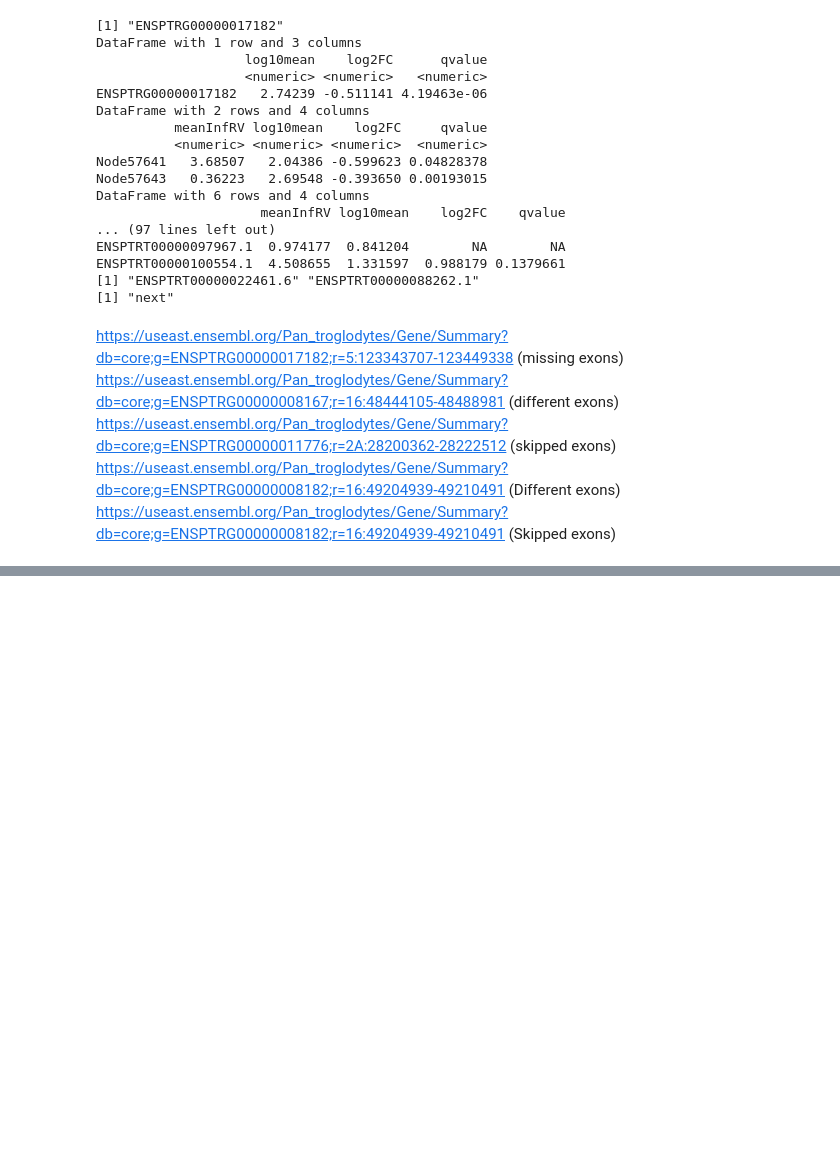
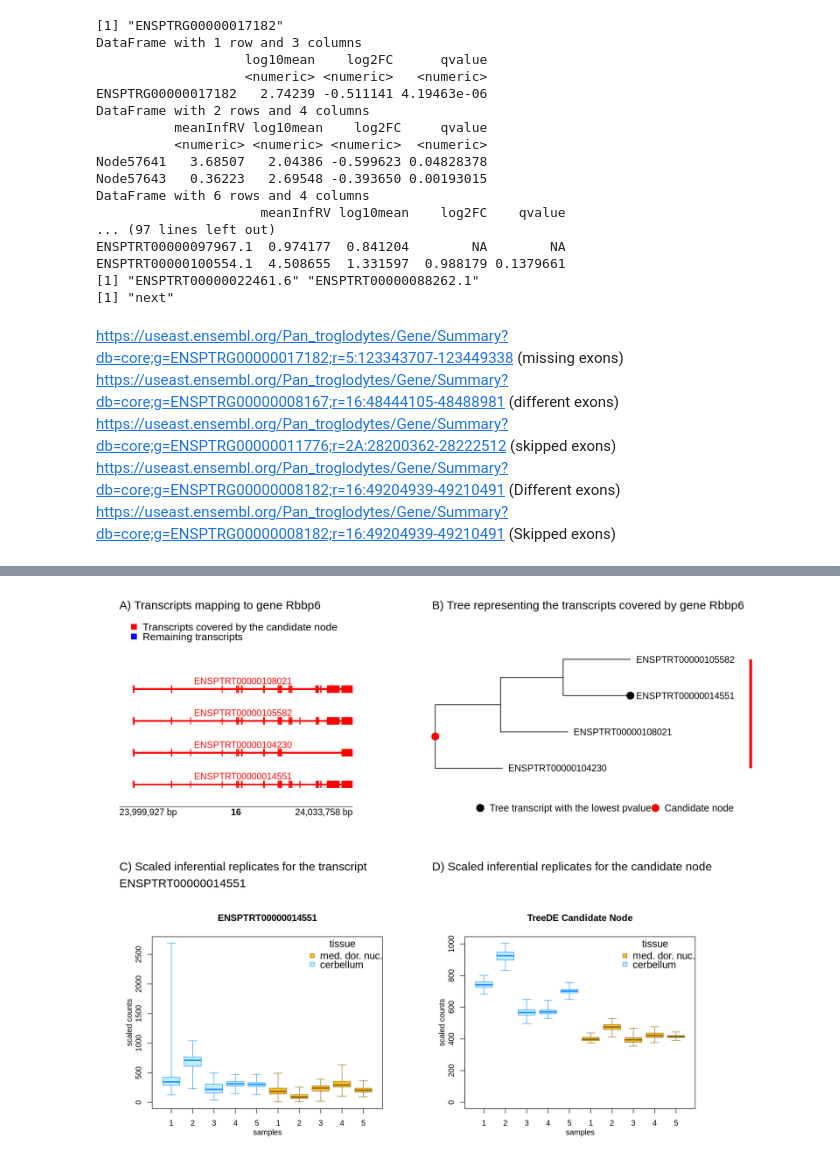
Before and after one commit to NPSDC/treeTerminusScripts, a Jupyter notebook: Chimpanzee/tree_analysis/DE/Transcripts_Analysis_FDR_OL.ipynb, the cells around one changed output, grey strips where cells are left out. Drawn from its saved outputs; the diff is of its cells as text; code cells hidden in the pictures; blank space fills up the shorter version.

Commit message:
Chimpanzee results for treeDE

```diff
--- a/Chimpanzee/tree_analysis/DE/Transcripts_Analysis_FDR_OL.ipynb
+++ b/Chimpanzee/tree_analysis/DE/Transcripts_Analysis_FDR_OL.ipynb
@@ -65,6 +61,6 @@ sapply(txpGenes, length)
 # %% [markdown]
 ##### Differentially expressed genes
 # %%
-dges <- lapply(c(0.01,0.05,0.1), function(x) rownames(gy)[which(mcols(gy)[["qvalue"]] <= x)])
+dges <- lapply(c(0.01,0.05,0.1), function(x) rownames(yg)[which(mcols(yg)[["qvalue"]] <= x)])
 sapply(dges, length)
 # %% [output]
@@ -148,8 +154,8 @@ Such inner nodes can be possible DTUs. We thus extract the treeDE nodes to which
 For the remaining that have map to inner node, infRV decreases compared to their children though the logFC is lower compared to children. logFC though definitely decreases at gene.
 # %%
 qval <- 0.15
-i <- 2
-gN <- unGenesSNode[[i]][which(mcols(gy)[unGenesSNode[[i]],"qvalue"] > qval)]
+i <- 3
+gN <- unGenesSNode[[i]][which(mcols(yg)[unGenesSNode[[i]],"qvalue"] > qval)]
 length(gN) ## genes belonging to the unique treeDE nodes that have qvalue > 0.15 when doing gene level DE analysis
 
 # extracting genes unique to treeDE and have logFC > 0.2 or have atleast two sig nodes
@@ -394,3 +402,6 @@ https://useast.ensembl.org/Pan_troglodytes/Gene/Summary?db=core;g=ENSPTRG0000000
 (Different exons)
 https://useast.ensembl.org/Pan_troglodytes/Gene/Summary?db=core;g=ENSPTRG00000008182;r=16:49204939-49210491
 (Skipped exons)
+# %%
+txdb <- GenomicFeatures::makeTxDbFromGFF("/fs/cbcb-lab/rob/students/noor/Uncertainity/ChimpData/refseq_ind/Pan_troglodytes.Pan_tro_3.0.104.gtf")
+txpChimp <- GenomicFeatures::transcripts(txdb)
@@ -396,0 +442,11 @@ https://useast.ensembl.org/Pan_troglodytes/Gene/Summary?db=core;g=ENSPTRG0000000
+# %%
+genesChimp <- GenomicFeatures::genes(txdb)
+genesChimp
+assemb <- assembly(Genome = "panTro3",
+                   TxDb = txdb,
+                   OrgDb = org.Pt.eg.db,
+                  gene.id.column = "ENSEMBL",
+                  BSgenome = "BSgenome.Ptroglodytes.UCSC.panTro3")
+rownames(y) <- gsub("\\.+\\d+", "", rownames(y))
+levels(colData(y)[["tissue"]]) <- c("cerbellum", "med. dor. nuc.")
+levels(colData(yAll)[["tissue"]]) <- c("cerbellum", "med. dor. nuc.")
@@ -396,0 +546,63 @@ https://useast.ensembl.org/Pan_troglodytes/Gene/Summary?db=core;g=ENSPTRG0000000
+# %%
+options(repr.plot.width=15, repr.plot.height=12)
+
+library(plotgardener)
+pageCreate(width = 15, height = 12, showGuides = FALSE, default.units = "inches")
+par <- pgParams(
+  chrom = as.character(g[["seqnames"]]),
+  chromstart = g[["start"]]-2000, chromend = g[["end"]],
+  assembly = assemb, just = c("left", "bottom"), fontsize = 8,
+default.units = "inches", fontsize=14
+)
+
+parText <- pgParams(
+    just = c("left", "top"), fontsize = 18
+)#, fontface = "bold")
+hilite <- data.frame(transcript=c(tx_to_show, setdiff(treeSub$tip, tx_to_show), "ENSPTRT00000080361"),
+                     color=c(rep("red", length(tx_to_show)),
+                             rep("blue", length(setdiff(treeSub$tip, tx_to_show))),
+                                "white"))
+plotLegend(
+    legend = c("Transcripts covered by the candidate node", "Remaining transcripts"),
+    fill = c("red", "blue"), border = FALSE,
+    x = 0.5, y = 0.6, width = 1, height = 0.5,
+    just = c("left", "top"), fontsize=16,
+)
+plotText(label="A) Transcripts mapping to gene Rbbp6", x = 0.5, y = 0.2,
+        params = parText)
+
+plotTranscripts(
+    params = par, x = 0.5, y = 4.2, width = 5, height = 5.5,
+    spaceHeight=2.5, boxHeight=0.15,
+    labels = "transcript", fill="blue",
+    transcriptHighlights = hilite
+)
+
+plotGenomeLabel(
+  params = par, x = 0.5, y = 4.6, length=5,
+  just = c("left", "top")
+)
+
+plotText(label="B) Tree representing the transcripts covered by gene Rbbp6",
+         x = 7.2, y = 0.2, params = parText)
+plotGG(
+    plot = pTree,
+    x = 6.8, y = 0.9, width = 8, height=4
+)
+
+plotText(label=paste("C) Scaled inferential replicates for the transcript \n", txp_min, sep=""),
+         x = 0.5, y = 5.8, params = parText)
+
+plotGG(
+    plot = pTxp,
+    x = 0.5, y = 6.8, width = 6, height=5
+)
+
+plotText(label="D) Scaled inferential replicates for the candidate node",
+         x = 7.2, y = 5.8, params = parText)
+
+plotGG(
+    plot = pInn,
+    x = 7.2, y = 6.8, width = 6, height=5
+)
+# %% [output]
@@ -396,0 +628 @@ https://useast.ensembl.org/Pan_troglodytes/Gene/Summary?db=core;g=ENSPTRG0000000
+[figure, added]
```
Also changed, not shown: parts of 40 cells of this notebook.
